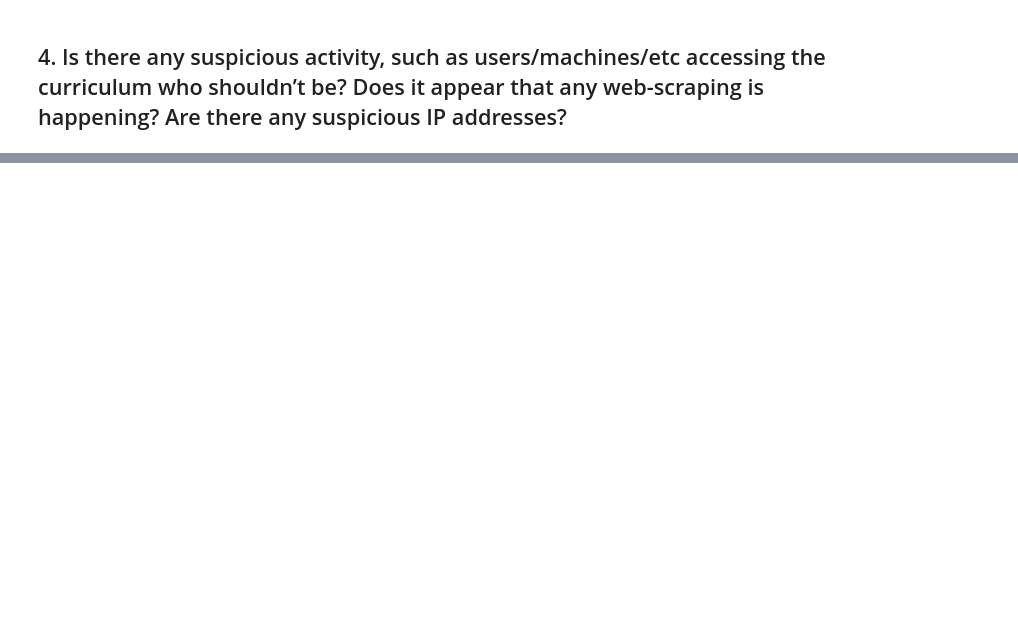
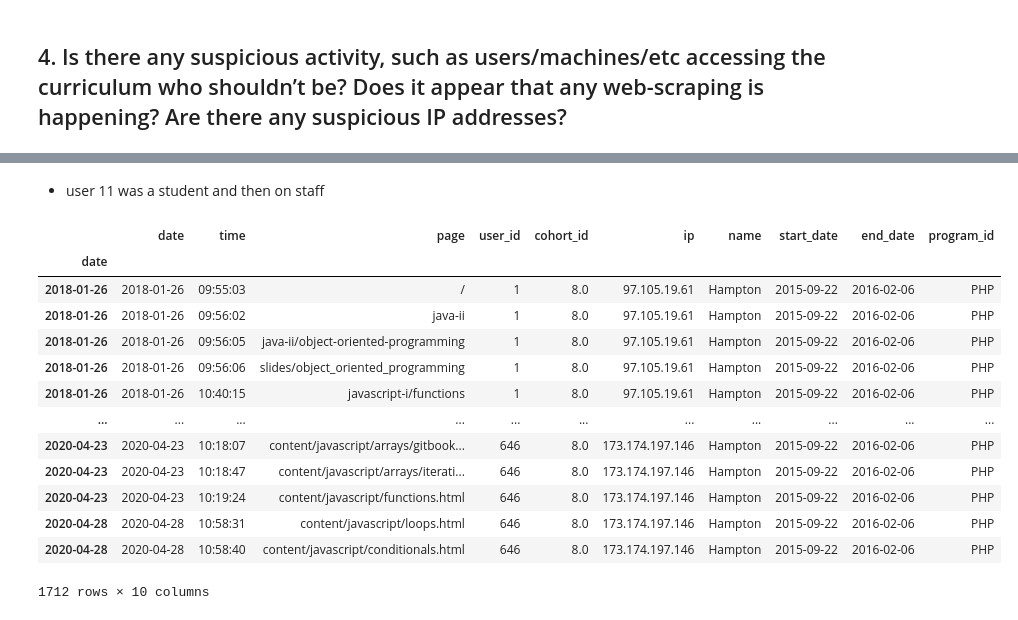
Before and after one commit to Codeup-Mirzakhani-Group1-Project/project-5_anomaly_detection, a Jupyter notebook: mark_project_work.ipynb, the cells around one changed output, grey strips where cells are left out. Drawn from its saved outputs; the diff is of its cells as text; code cells hidden in the pictures; blank space fills up the shorter version.

```diff
--- a/mark_project_work.ipynb
+++ b/mark_project_work.ipynb
@@ -188,0 +339,19 @@ Name: user_id, dtype: int64
+# %% [markdown]
+- user 11 was a student and then on staff
+# %%
+df[df.name == 'Hampton']
+# %% [output]
+|  | date | time | page | user_id | cohort_id | ip | name | start_date | end_date | program_id |
+| date |  |  |  |  |  |  |  |  |  |  |
+| 2018-01-26 | 2018-01-26 | 09:55:03 | / | 1 | 8.0 | 97.105.19.61 | Hampton | 2015-09-22 | 2016-02-06 | PHP |
+| 2018-01-26 | 2018-01-26 | 09:56:02 | java-ii | 1 | 8.0 | 97.105.19.61 | Hampton | 2015-09-22 | 2016-02-06 | PHP |
+| 2018-01-26 | 2018-01-26 | 09:56:05 | java-ii/object-oriented-programming | 1 | 8.0 | 97.105.19.61 | Hampton | 2015-09-22 | 2016-02-06 | PHP |
+| 2018-01-26 | 2018-01-26 | 09:56:06 | slides/object_oriented_programming | 1 | 8.0 | 97.105.19.61 | Hampton | 2015-09-22 | 2016-02-06 | PHP |
+| 2018-01-26 | 2018-01-26 | 10:40:15 | javascript-i/functions | 1 | 8.0 | 97.105.19.61 | Hampton | 2015-09-22 | 2016-02-06 | PHP |
+| ... | ... | ... | ... | ... | ... | ... | ... | ... | ... | ... |
+| 2020-04-23 | 2020-04-23 | 10:18:07 | content/javascript/arrays/gitbook... | 646 | 8.0 | 173.174.197.146 | Hampton | 2015-09-22 | 2016-02-06 | PHP |
+| 2020-04-23 | 2020-04-23 | 10:18:47 | content/javascript/arrays/iterati... | 646 | 8.0 | 173.174.197.146 | Hampton | 2015-09-22 | 2016-02-06 | PHP |
+| 2020-04-23 | 2020-04-23 | 10:19:24 | content/javascript/functions.html | 646 | 8.0 | 173.174.197.146 | Hampton | 2015-09-22 | 2016-02-06 | PHP |
+| 2020-04-28 | 2020-04-28 | 10:58:31 | content/javascript/loops.html | 646 | 8.0 | 173.174.197.146 | Hampton | 2015-09-22 | 2016-02-06 | PHP |
+| 2020-04-28 | 2020-04-28 | 10:58:40 | content/javascript/conditionals.html | 646 | 8.0 | 173.174.197.146 | Hampton | 2015-09-22 | 2016-02-06 | PHP |
+1712 rows × 10 columns
```
Also changed, not shown: parts of 41 cells of this notebook.
